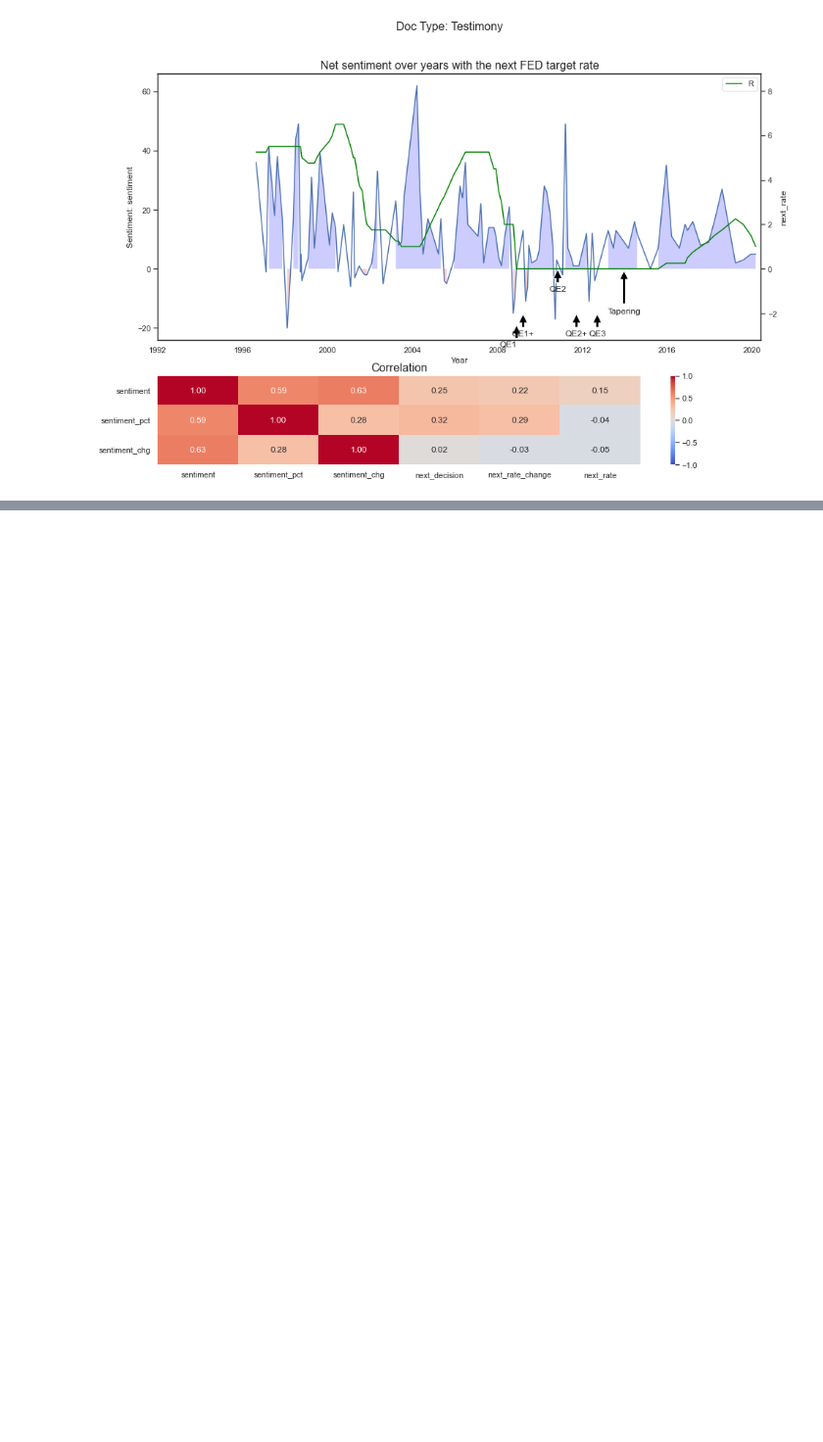
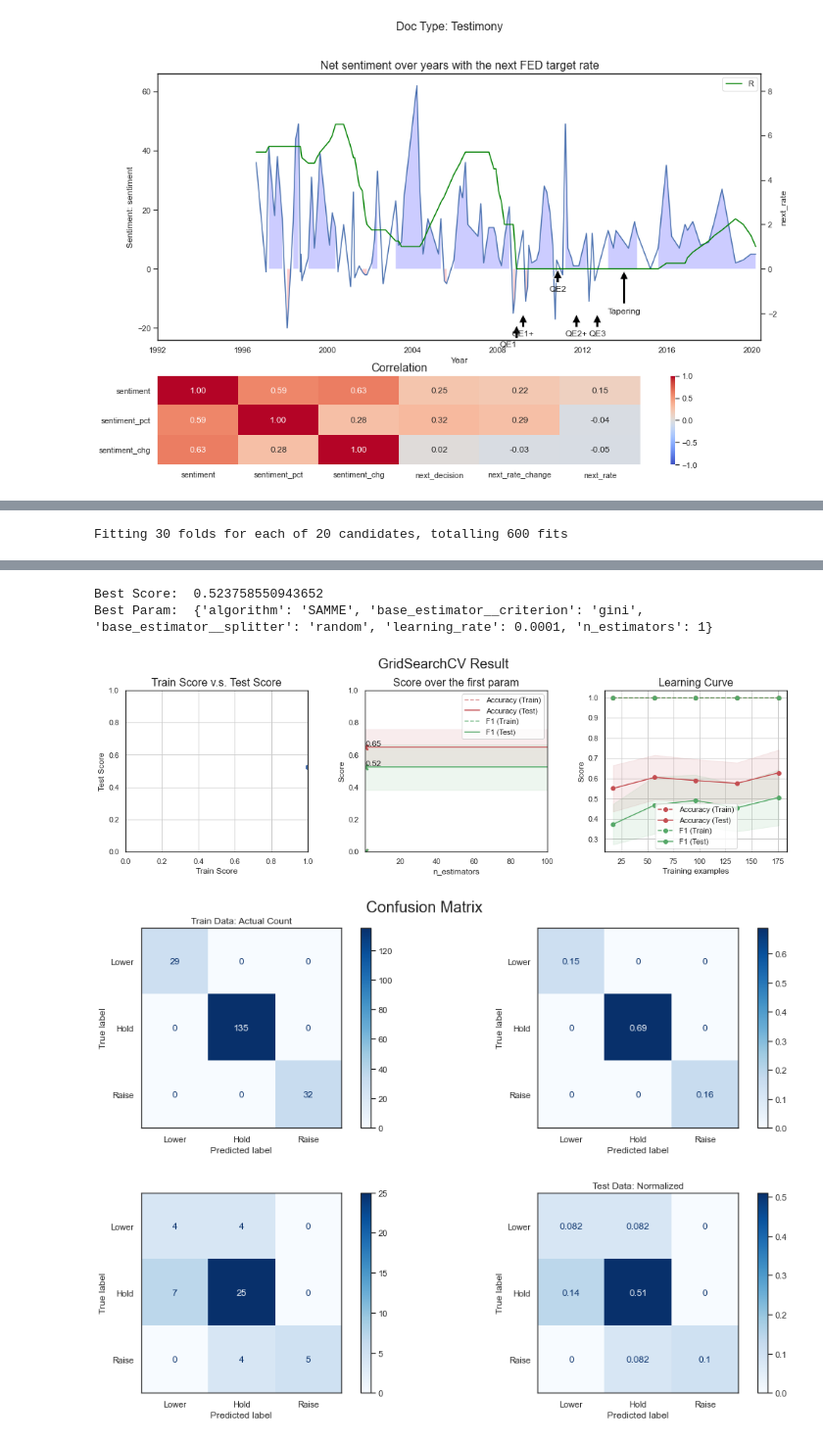
Before and after one commit to yukit-k/centralbank_analysis, a Jupyter notebook: src/7_FOMC_Analysis_Sentence.ipynb, the cells around one changed output, grey strips where cells are left out. Shown at 98% size. Saved outputs shown, nothing was run; the diff lists cells and outputs as text; code cells hidden in the pictures; blank space fills up the shorter version.

Commit message:
feat: Add final analysis to the models

```diff
--- a/src/7_FOMC_Analysis_Sentence.ipynb
+++ b/src/7_FOMC_Analysis_Sentence.ipynb
@@ -699,0 +1039,10 @@ save_data(all_df, 'fomc_sent_analized_all')
+# %%
+# Define metrics
+# Here, use F1 Macro to evaluate the model.
+def metric(y_true, y_pred):
+    acc = accuracy_score(y_true, y_pred)
+    f1 = f1_score(y_true, y_pred, average='macro')
+    return acc, f1
+
+scoring = {'Accuracy': 'accuracy', 'F1': 'f1_macro'}
+refit = 'F1'
@@ -699,0 +1052,16 @@ save_data(all_df, 'fomc_sent_analized_all')
+# %%
+# Define Classifier
+DTC = DecisionTreeClassifier()
+ada_clf = AdaBoostClassifier(DTC, random_state=rand_seed)
+
+#Perform Grid Search
+param_grid = {'n_estimators': np.linspace(1, 100, 20, dtype=int),
+              'base_estimator__criterion': ['gini'],
+              'base_estimator__splitter': ['random'],
+              'algorithm': ['SAMME'],
+              'learning_rate': [0.0001]}
+
+ada_model = train_grid_search(ada_clf, param_grid, scoring, refit, cv=kfold, verbose=1, plot=True)
+ada_best = ada_model.best_estimator_
+# %% [output]
+Fitting 30 folds for each of 20 candidates, totalling 600 fits
@@ -699,0 +1073,4 @@ save_data(all_df, 'fomc_sent_analized_all')
+Best Score:  0.523758550943652
+Best Param:  {'algorithm': 'SAMME', 'base_estimator__criterion': 'gini', 'base_estimator__splitter': 'random', 'learning_rate': 0.0001, 'n_estimators': 1}
+[figure, added]
+[figure, added]
```
Also changed, not shown: parts of 26 cells of this notebook, 2 other files.
